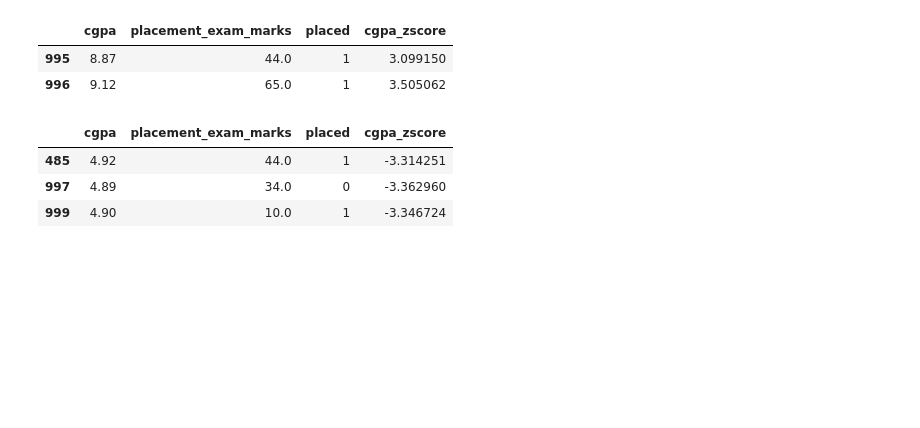
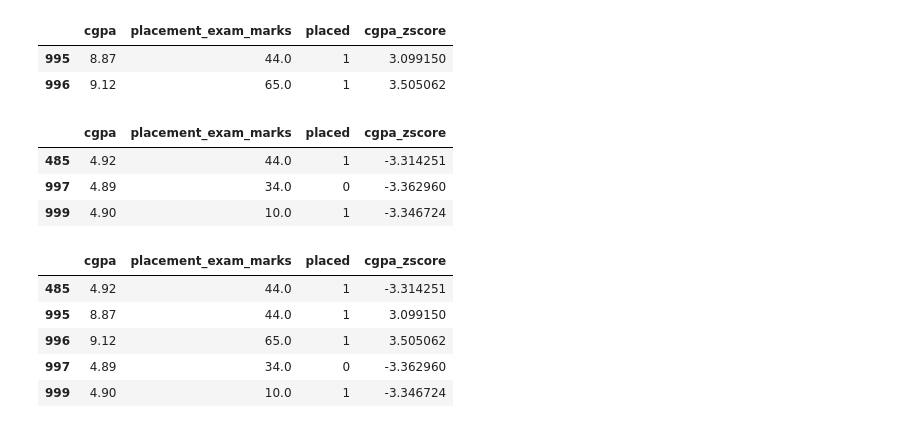
Before and after one commit to tmsachins/ML_outlier_Z_score, a Jupyter notebook: main_outlier_Z_score.ipynb, the cells around one changed output. Cells and saved outputs as stored; diff of their text form; code cells hidden in the pictures; blank space fills up the shorter version.

```diff
--- a/main_outlier_Z_score.ipynb
+++ b/main_outlier_Z_score.ipynb
@@ -128,3 +128,12 @@ df[df['cgpa_zscore'] < -3]
 | 485 | 4.92 | 44.0 | 1 | -3.314251 |
 | 997 | 4.89 | 34.0 | 0 | -3.362960 |
 | 999 | 4.90 | 10.0 | 1 | -3.346724 |
+# %%
+df[(df['cgpa_zscore'] > 3) | (df['cgpa_zscore'] < -3)]
+# %% [output]
+|  | cgpa | placement_exam_marks | placed | cgpa_zscore |
+| 485 | 4.92 | 44.0 | 1 | -3.314251 |
+| 995 | 8.87 | 44.0 | 1 | 3.099150 |
+| 996 | 9.12 | 65.0 | 1 | 3.505062 |
+| 997 | 4.89 | 34.0 | 0 | -3.362960 |
+| 999 | 4.90 | 10.0 | 1 | -3.346724 |
```
Also changed, not shown: parts of 2 cells of this notebook.
